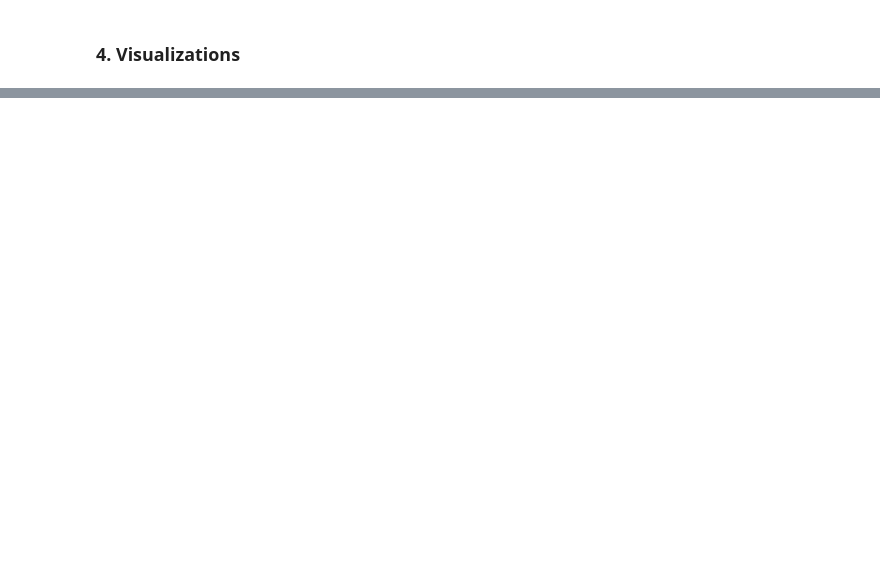
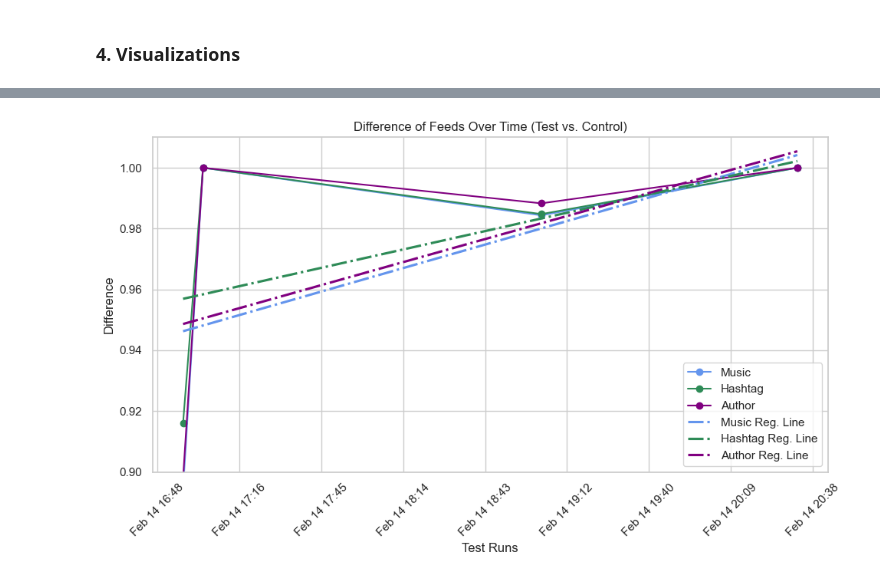
Before and after one commit to jyontika/CS-315-Project-1, a Jupyter notebook: Jaccard-Index-Test.ipynb, the cells around one changed output, grey strips where cells are left out. Saved outputs shown, nothing was run; the diff lists cells and outputs as text; code cells hidden in the pictures; blank space fills up the shorter version.

Commit message:
audrey graph

```diff
--- a/Jaccard-Index-Test.ipynb
+++ b/Jaccard-Index-Test.ipynb
@@ -187,0 +189,41 @@ plt.show()  # Show plot
+# %%
+import matplotlib
+from datetime import datetime
+import matplotlib.pyplot as plt
+import matplotlib.dates as mdates
+import seaborn as sns
+
+
+# Make times numeric
+collection_times = df_diff.index
+collection_times = [datetime.strptime(dt_str, "%m-%d-%H-%M") for dt_str in collection_times]
+numeric_times = mdates.date2num(collection_times)
+
+sns.set(style="whitegrid")  # Set the style
+
+plt.figure(figsize=(10, 6))  # Set the figure size
+
+# Create line plot for each category and specity color
+plt.plot(numeric_times, df_diff['music'], marker='o', linestyle='-', color='cornflowerblue', label='Music')
+plt.plot(numeric_times, df_diff['hashtag'], marker='o', linestyle='-', color='seagreen', label='Hashtag')
+plt.plot(numeric_times, df_diff['author'], marker='o', linestyle='-', color='purple', label='Author')
+
+# Create regression lines
+sns.regplot(x=numeric_times, y=df_diff['music'], scatter=False, color='cornflowerblue', label='Music Reg. Line', ci=None, line_kws={'linestyle':'-.'})
+sns.regplot(x=numeric_times, y=df_diff['hashtag'], scatter=False, color='seagreen', label='Hashtag Reg. Line', ci=None, line_kws={'linestyle':'-.'})
+sns.regplot(x=numeric_times, y=df_diff['author'], scatter=False, color='purple', label='Author Reg. Line', ci=None, line_kws={'linestyle':'-.'})
+
+# Format numeric times to look like dates
+date_format = mdates.DateFormatter('%b %d %H:%M')
+plt.gca().xaxis.set_major_formatter(date_format)
+
+plt.title('Difference of Feeds Over Time (Test vs. Control)')  # Set title
+plt.xlabel('Test Runs')  # Set x-axis label
+plt.ylabel('Difference')  # Set y-axis label
+plt.ylim(0.9, 1.01)
+plt.xticks(rotation=45)  # Rotate x-axis labels for better readability
+plt.legend()  # Show legend
+plt.tight_layout()  # Adjust layout
+plt.show()  # Show plot
+# %% [output]
+[figure, added]
```
Also changed, not shown: parts of 8 cells of this notebook.
